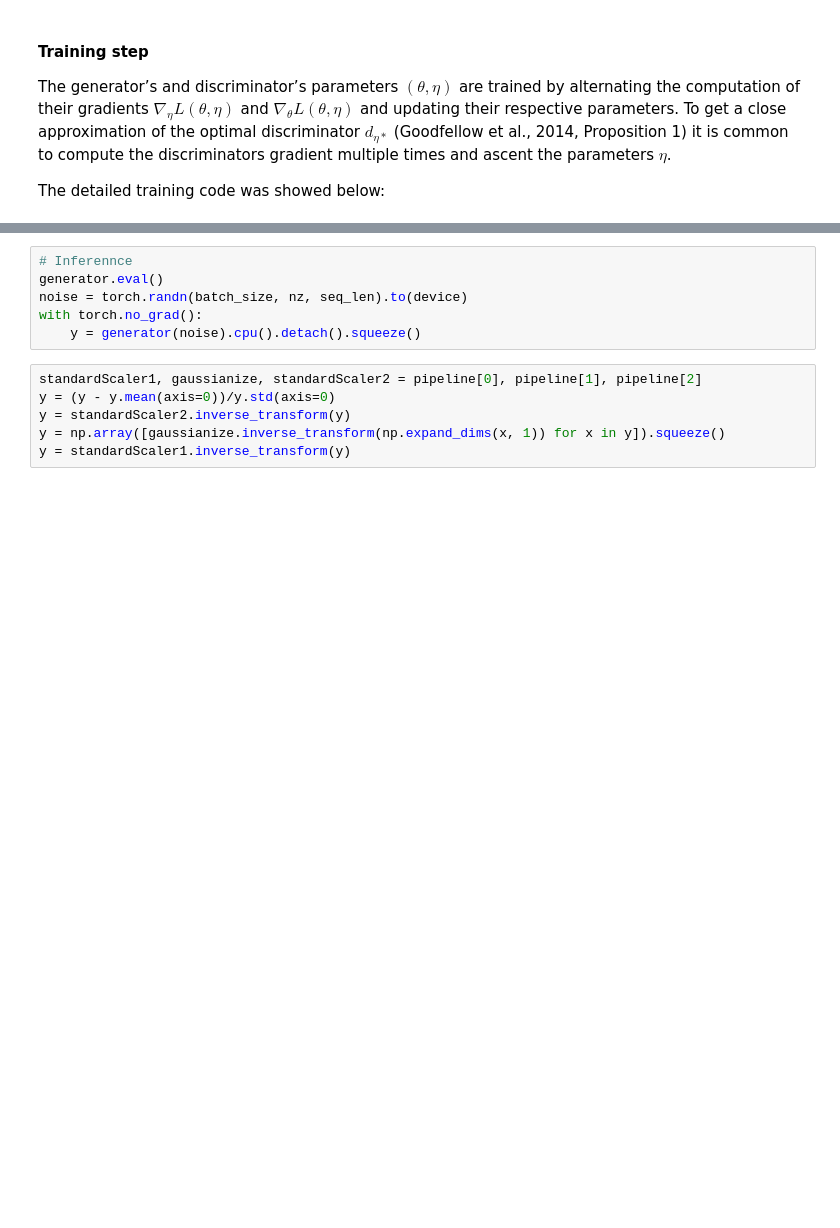
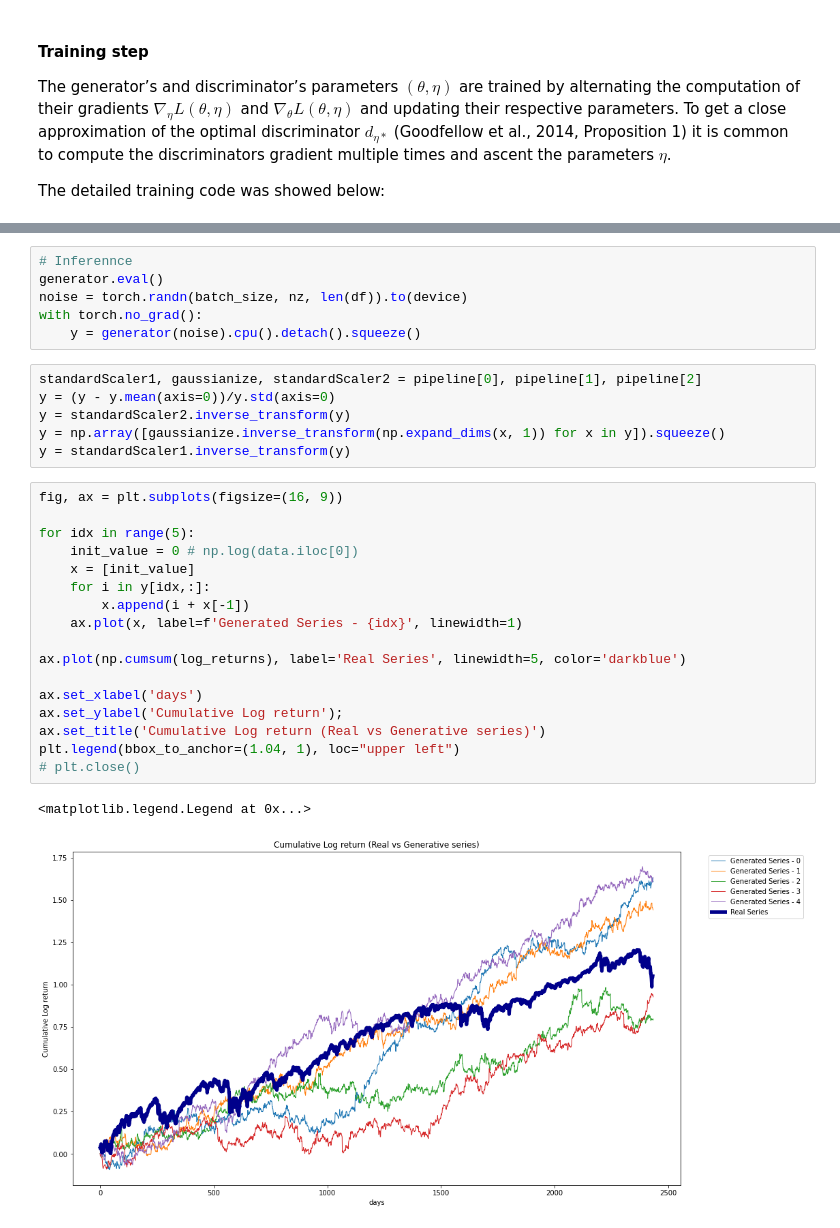
Before and after one commit to pnhuy/quantgans, a Jupyter notebook: QuantGANs.ipynb, the cells around one changed output, grey strips where cells are left out. Saved outputs shown, nothing was run; the diff lists cells and outputs as text; blank space fills up the shorter version.

```diff
--- a/QuantGANs.ipynb
+++ b/QuantGANs.ipynb
@@ -378,7 +393,7 @@ ax.legend(handles=p1+p2);
 # %%
 # Inferennce
 generator.eval()
-noise = torch.randn(batch_size, nz, seq_len).to(device)
+noise = torch.randn(batch_size, nz, len(df)).to(device)
 with torch.no_grad():
     y = generator(noise).cpu().detach().squeeze()
 # %%
@@ -387,6 +402,26 @@ y = (y - y.mean(axis=0))/y.std(axis=0)
 y = standardScaler2.inverse_transform(y)
 y = np.array([gaussianize.inverse_transform(np.expand_dims(x, 1)) for x in y]).squeeze()
 y = standardScaler1.inverse_transform(y)
+# %%
+fig, ax = plt.subplots(figsize=(16, 9))
+
+for idx in range(5):
+    init_value = 0 # np.log(data.iloc[0])
+    x = [init_value]
+    for i in y[idx,:]:
+        x.append(i + x[-1])
+    ax.plot(x, label=f'Generated Series - {idx}', linewidth=1)
+
+ax.plot(np.cumsum(log_returns), label='Real Series', linewidth=5, color='darkblue')
+
+ax.set_xlabel('days')
+ax.set_ylabel('Cumulative Log return');
+ax.set_title('Cumulative Log return (Real vs Generative series)')
+plt.legend(bbox_to_anchor=(1.04, 1), loc="upper left")
+# plt.close()
+# %% [output]
+<matplotlib.legend.Legend at 0x...>
+[figure, added]
 # %%
 # Chart 1
 _, ax = plt.subplots(figsize=(16,9))
```
Also changed, not shown: parts of 10 cells of this notebook, 15 other files.
